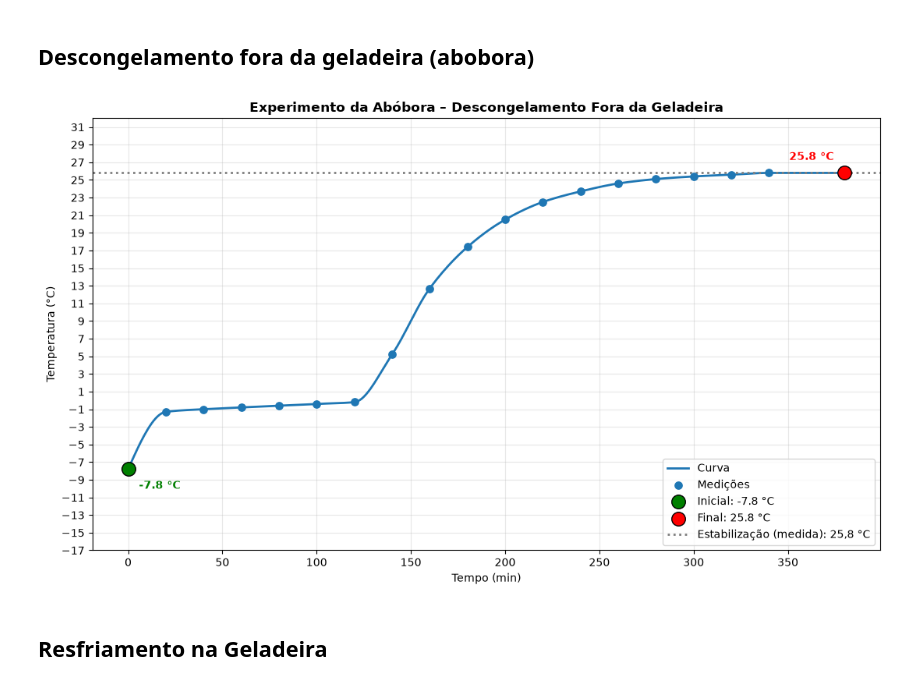
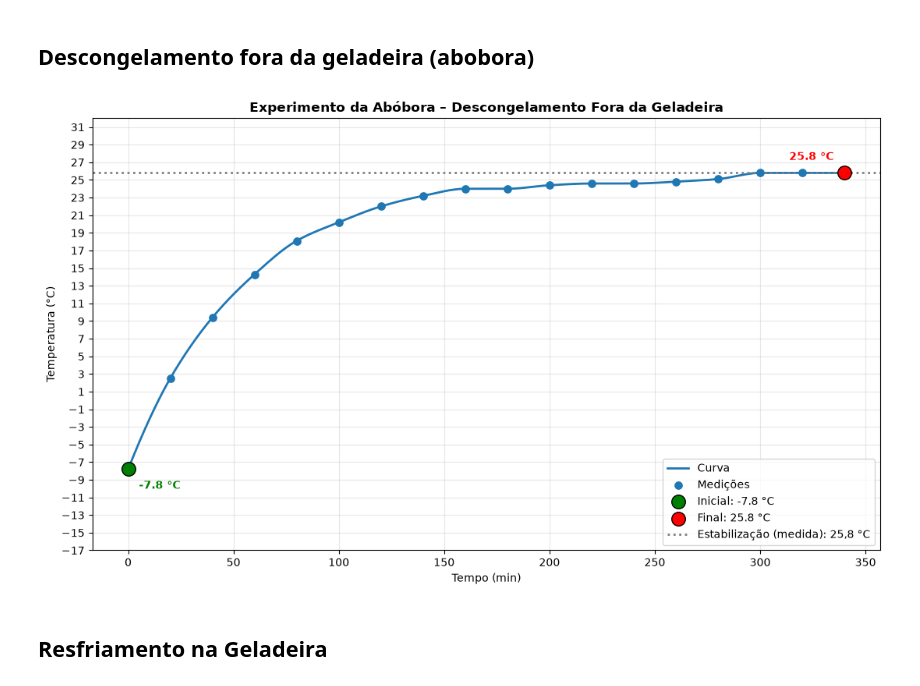
Before and after one commit to theianreis/problem, a Jupyter notebook: python/notebooks/note1.ipynb, the cells around one changed output. Drawn from its saved outputs; the diff is of its cells as text; code cells hidden in the pictures.

```diff
--- a/python/notebooks/note1.ipynb
+++ b/python/notebooks/note1.ipynb
@@ -300,7 +300,6 @@ plotar_experimento(
 # %% [markdown]
 ## Descongelamento fora da geladeira (abobora)
 # %%
-
 import numpy as np
 import matplotlib.pyplot as plt
 from scipy.interpolate import PchipInterpolator
@@ -372,38 +371,38 @@ def plotar_experimento(t, temp, titulo, assintota, rotulo_assintota=None,
     ax.set_title(titulo, fontweight="bold")
     ax.grid(True, alpha=0.3)
     ax.legend(loc="lower right")
 
     plt.tight_layout()
     if arquivo:
         plt.savefig(arquivo, dpi=200)
     plt.show()
 
 
 # ============================================================
 # EXPERIMENTO 4: DESCONGELAMENTO FORA DA GELADEIRA
 # ============================================================
 horarios = ["07:10", "07:30", "07:50", "08:10", "08:30", "08:50", "09:10",
             "09:30", "09:50", "10:10", "10:30", "10:50", "11:10", "11:30",
-            "11:50", "12:10", "12:30", "12:50", "13:30"]
+            "11:50", "12:10", "12:30", "12:50"]
 
-t_desc_fora = tempo_decorrido(horarios)   # 0, 20, ..., 340, 380
+t_desc_fora = tempo_decorrido(horarios)   # 0, 20, ..., 340
 
 temp_desc_fora = np.array([
-    -7.8, -1.3, -1, -0.8, -0.6, -0.4, -0.2, 5.2, 12.7, 17.4,
-    20.5, 22.5, 23.7, 24.6, 25.1, 25.4, 25.6, 25.8, 25.8
+    -7.8, 2.5, 9.4, 14.3, 18.1, 20.2, 22.0, 23.2, 24.0, 24.0,
+    24.4, 24.6, 24.6, 24.8, 25.1, 25.8, 25.8, 25.8
 ])
 
 plotar_experimento(
     t_desc_fora,
     temp_desc_fora,
     titulo="Experimento da Abóbora – Descongelamento Fora da Geladeira",
     assintota=25.8,
     rotulo_assintota="Estabilização (medida): 25,8 °C",
     xlabel="Tempo (min)",
     arquivo="abobora_descongelamento_fora.png",
 )
 # %% [output]
-[figure, old version]
+[figure, new version]
 # %% [markdown]
 ## Resfriamento na Geladeira
 # %%
```
Also changed, not shown: parts of 1 cell of this notebook, 2 other files.
